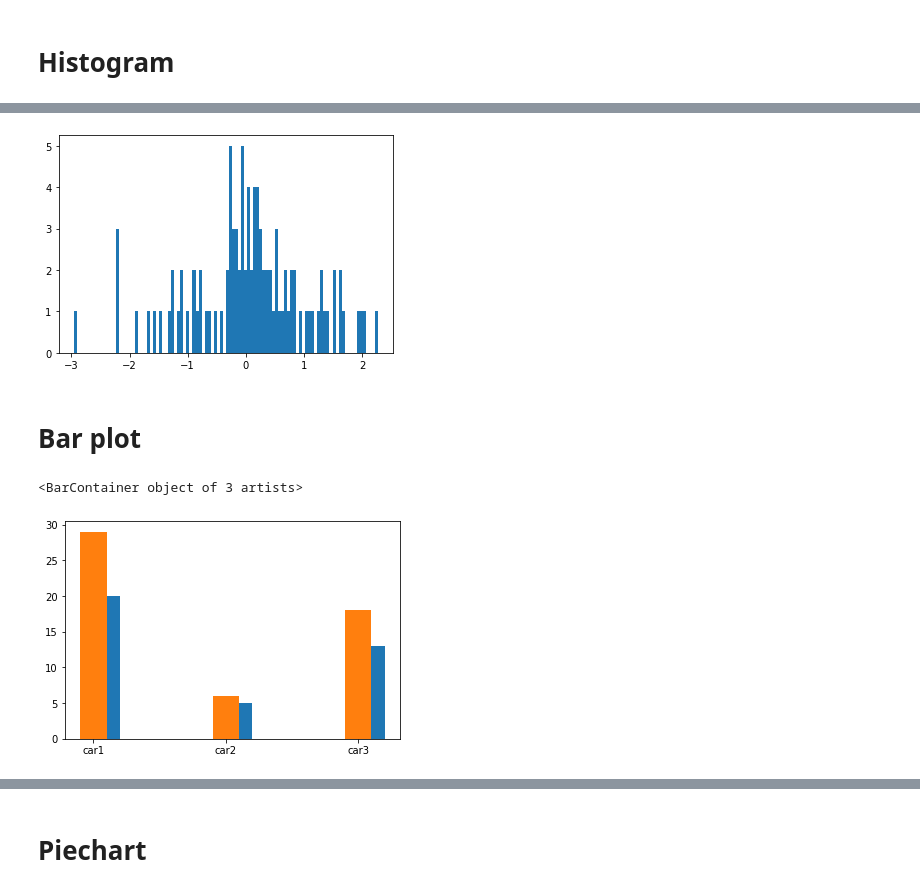
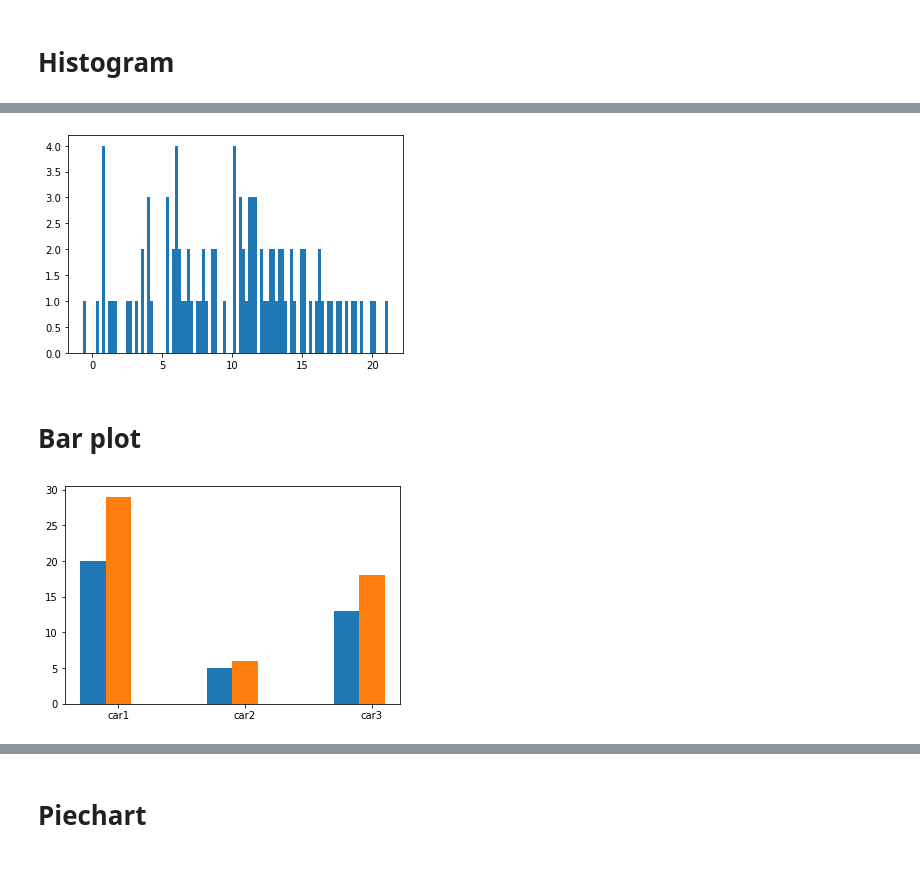
Before and after one commit to ARYAN-GULATI/Python_Master, a Jupyter notebook: PYTHON_BASICS/Matplotlib.ipynb, the cells around one changed output, grey strips where cells are left out. Cells and saved outputs as stored; diff of their text form; code cells hidden in the pictures.

```diff
--- a/PYTHON_BASICS/Matplotlib.ipynb
+++ b/PYTHON_BASICS/Matplotlib.ipynb
@@ -96,8 +168,8 @@ data[:,].std()
 # %%
-plt.hist(data[:,0],bins=100) #if we increase bins then size of box of histogram will decrease
+plt.hist(data2[:,0],bins=100) #if we increase bins then size of box of histogram will decrease
 plt.show()
 # %% [output]
-[figure, old version]
+[figure, new version]
 # %% [markdown]
 # Bar plot
 # %%
@@ -105,8 +177,8 @@ x=["car1","car2","car3"]
 sales2020=[20,5,13]
 sale2019=[29,6,18]
 # %%
-plt.bar(x,sales2020,width=0.2,align="edge")
+plt.bar(x,sales2020,width=-0.3,align="edge")
 plt.bar(x,sale2019,width=0.2)
+plt.show()
 # %% [output]
-<BarContainer object of 3 artists>
-[figure, old version]
+[figure, new version]
```
Also changed, not shown: parts of 36 cells of this notebook, 5 other files.
